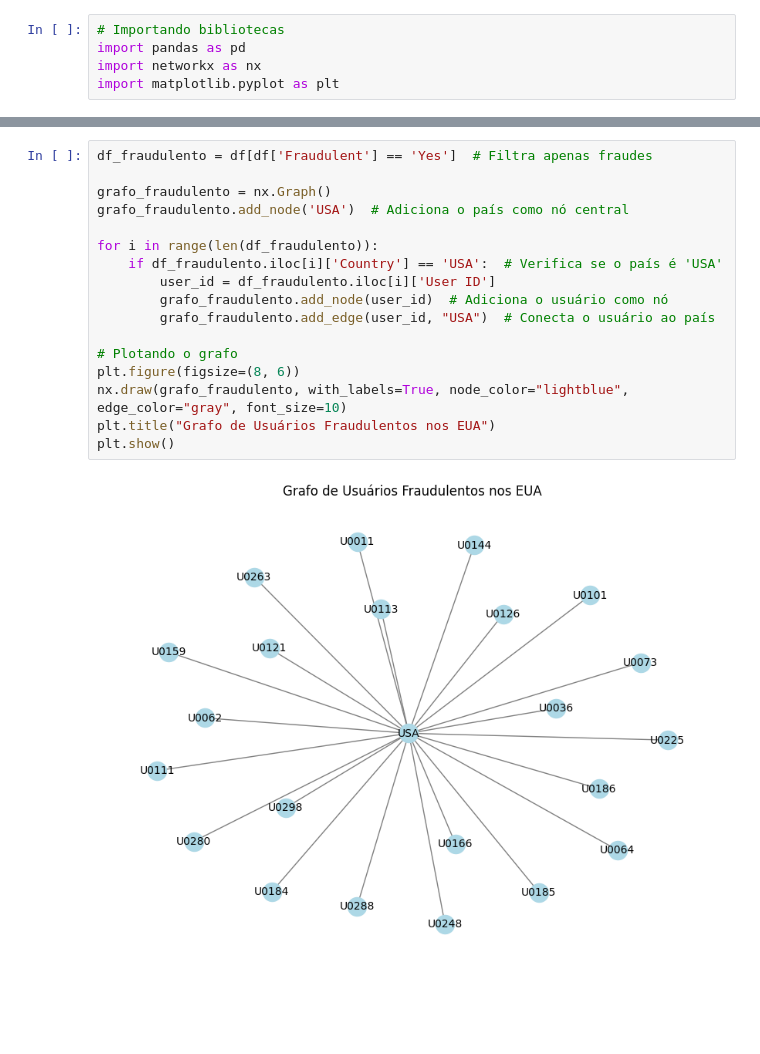
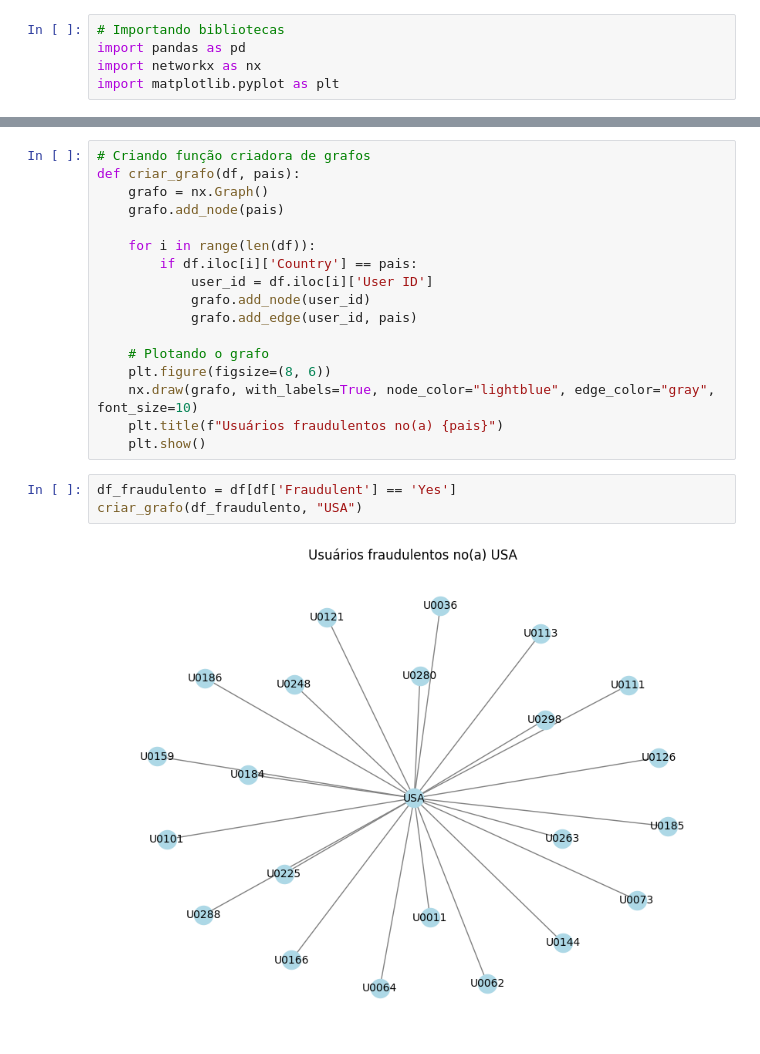
Before and after one commit to David-Mdrs/Cartoes_Transacoes_Fraudulentas, a Jupyter notebook: Fraude_Paises.ipynb, the cells around one changed output, grey strips where cells are left out. Drawn from its saved outputs; the diff is of its cells as text; blank space fills up the shorter version.

Commit message:
Função auxiliar

```diff
--- a/Fraude_Paises.ipynb
+++ b/Fraude_Paises.ipynb
@@ -15,21 +15,24 @@ df.head()
 | 3 | T00004 | U0004 | 300.03 | 2023-11-04 | Apple Store | Travel | ... |
 | 4 | T00005 | U0005 | 746.05 | 2023-05-12 | Starbucks | Electronics | ... |
 # %%
-df_fraudulento = df[df['Fraudulent'] == 'Yes']  # Filtra apenas fraudes
+# Criando função criadora de grafos
+def criar_grafo(df, pais):
+    grafo = nx.Graph()
+    grafo.add_node(pais)
 
-grafo_fraudulento = nx.Graph()
-grafo_fraudulento.add_node('USA')  # Adiciona o país como nó central
+    for i in range(len(df)):
+        if df.iloc[i]['Country'] == pais:
+            user_id = df.iloc[i]['User ID']
+            grafo.add_node(user_id)
+            grafo.add_edge(user_id, pais)
 
-for i in range(len(df_fraudulento)):
-    if df_fraudulento.iloc[i]['Country'] == 'USA':  # Verifica se o país é 'USA'
-        user_id = df_fraudulento.iloc[i]['User ID']
-        grafo_fraudulento.add_node(user_id)  # Adiciona o usuário como nó
-        grafo_fraudulento.add_edge(user_id, "USA")  # Conecta o usuário ao país
-
-# Plotando o grafo
-plt.figure(figsize=(8, 6))
-nx.draw(grafo_fraudulento, with_labels=True, node_color="lightblue", edge_color="gray", font_size=10)
-plt.title("Grafo de Usuários Fraudulentos nos EUA")
-plt.show()
+    # Plotando o grafo
+    plt.figure(figsize=(8, 6))
+    nx.draw(grafo, with_labels=True, node_color="lightblue", edge_color="gray", font_size=10)
+    plt.title(f"Usuários fraudulentos no(a) {pais}")
+    plt.show()
-# %% [output]
-[figure, removed]
+# %%
+df_fraudulento = df[df['Fraudulent'] == 'Yes']
+criar_grafo(df_fraudulento, "USA")
+# %% [output]
+[figure, added]
```
